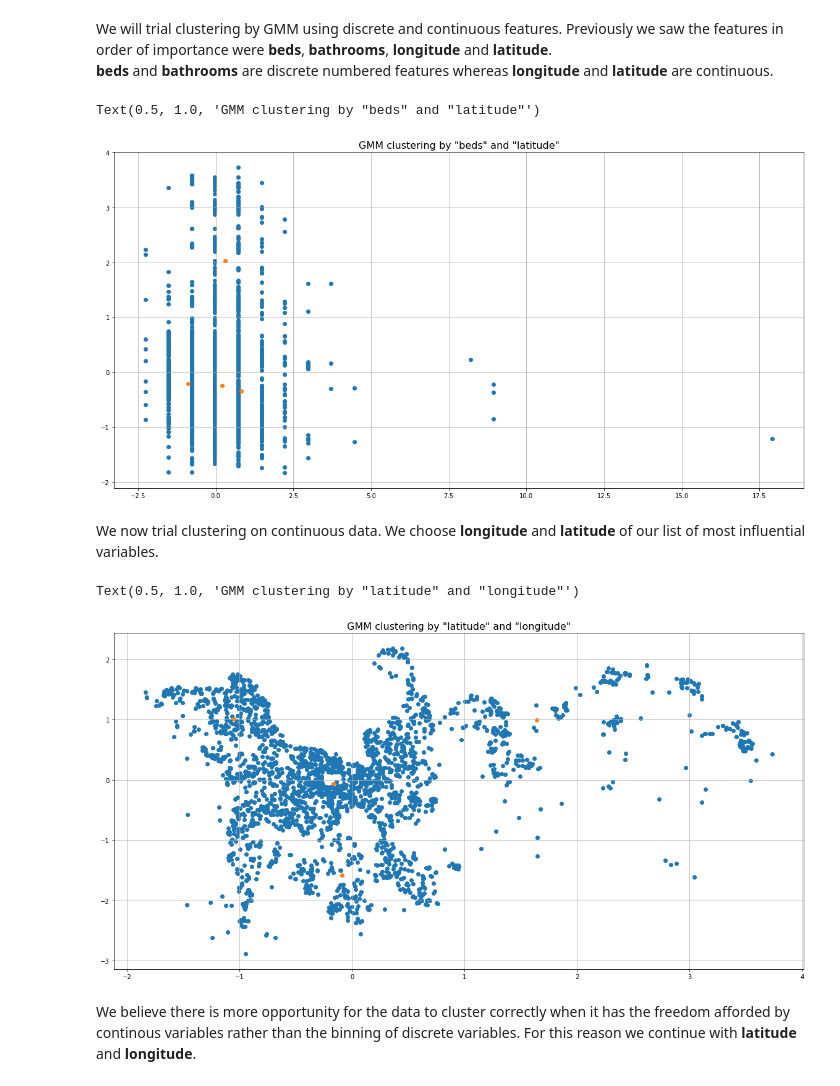
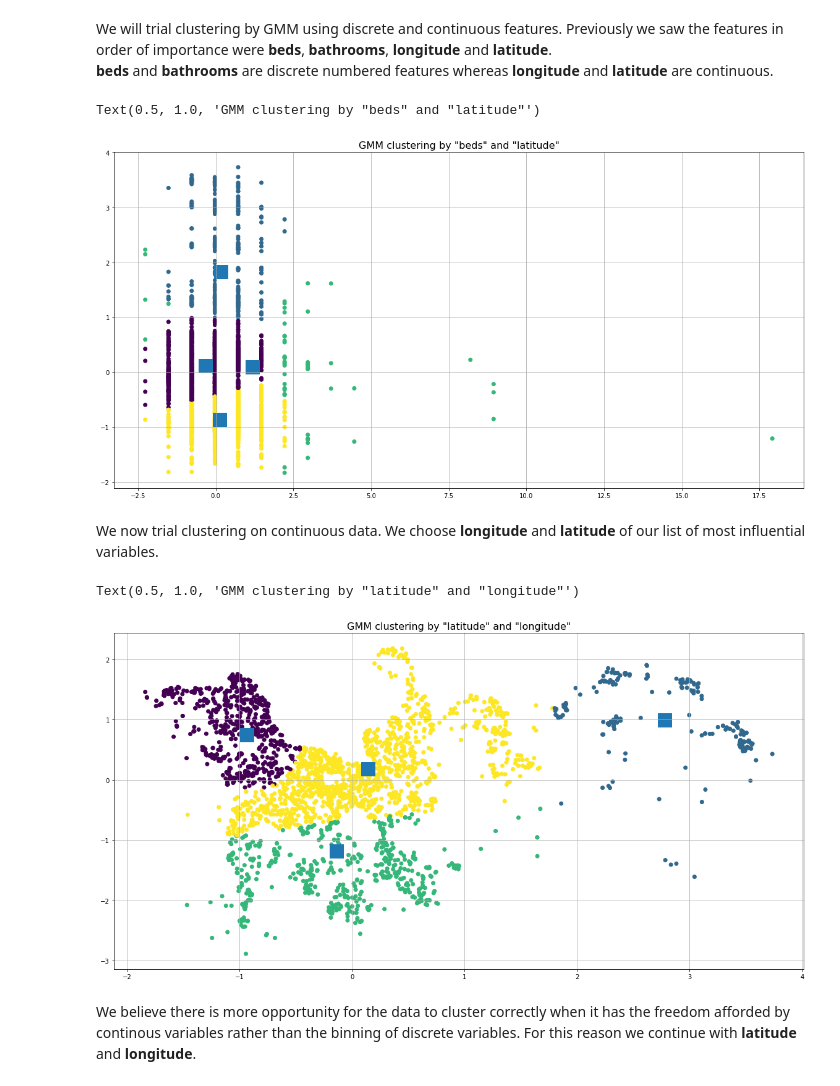
Before and after one commit to zhares999/ET5003_SEM1_2021-2, a Jupyter notebook: Week-3/ET5003_Etivity2_XiaomingZhang_20158327.ipynb, the cells around one changed output. Saved outputs shown, nothing was run; the diff lists cells and outputs as text; code cells hidden in the pictures.

Commit message:
Updated gmm cluster diagrams to highlight the clusters

```diff
--- a/Week-3/ET5003_Etivity2_XiaomingZhang_20158327.ipynb
+++ b/Week-3/ET5003_Etivity2_XiaomingZhang_20158327.ipynb
@@ -648,40 +648,44 @@ X_ind = np.vstack([Xn_train[:,ind],Xn_test[:,ind]])
 # Gaussian Mixture
 gmm.fit(X_ind)
 plt.grid()
-# plot blue dots
-plt.scatter(X_ind[:,0],X_ind[:,1])
 
-# centroids:  orange dots
-plt.scatter(gmm.means_[:,0],gmm.means_[:,1])
+# Predict the training data so we can label the dots
+labels = gmm.predict(X_ind)
+plt.scatter(X_ind[:,0],X_ind[:,1], c=labels)
+
+# centroids
+plt.scatter(gmm.means_[:,0],gmm.means_[:,1], marker="s", s=22**2)
 plt.title('GMM clustering by "beds" and "latitude"', fontsize=16)
 # %% [output]
 Text(0.5, 1.0, 'GMM clustering by "beds" and "latitude"')
-[figure, old version]
+[figure, new version]
 # %% [markdown]
 We now trial clustering on continuous data. We choose **longitude** and **latitude** of our list of most influential variables.
 # %%
 # training gaussian mixture model
 from sklearn.mixture import GaussianMixture
 
 gmm = GaussianMixture(n_components=4)
 
 # featest = ['beds', 'latitude', 'longitude', 'surface']
 # clustering by features latitude and longitude
 ind=[1,2]
 X_ind = np.vstack([Xn_train[:,ind],Xn_test[:,ind]])
 
 # Gaussian Mixture
 gmm.fit(X_ind)
 plt.grid()
-# plot blue dots
-plt.scatter(X_ind[:,0],X_ind[:,1])
 
-# centroids:  orange dots
-plt.scatter(gmm.means_[:,0],gmm.means_[:,1])
+# Predict the training data so we can label the dots
+labels = gmm.predict(X_ind)
+plt.scatter(X_ind[:,0],X_ind[:,1], c=labels)
+
+# centroids
+plt.scatter(gmm.means_[:,0],gmm.means_[:,1], marker="s", s=22**2)
 plt.title('GMM clustering by "latitude" and "longitude"', fontsize=16)
 # %% [output]
 Text(0.5, 1.0, 'GMM clustering by "latitude" and "longitude"')
-[figure, old version]
+[figure, new version]
 # %% [markdown]
 We believe there is more opportunity for the data to cluster correctly when it has the freedom afforded by continous variables rather than the binning of discrete variables. For this reason we continue with **latitude** and **longitude**.
 # %%
```
